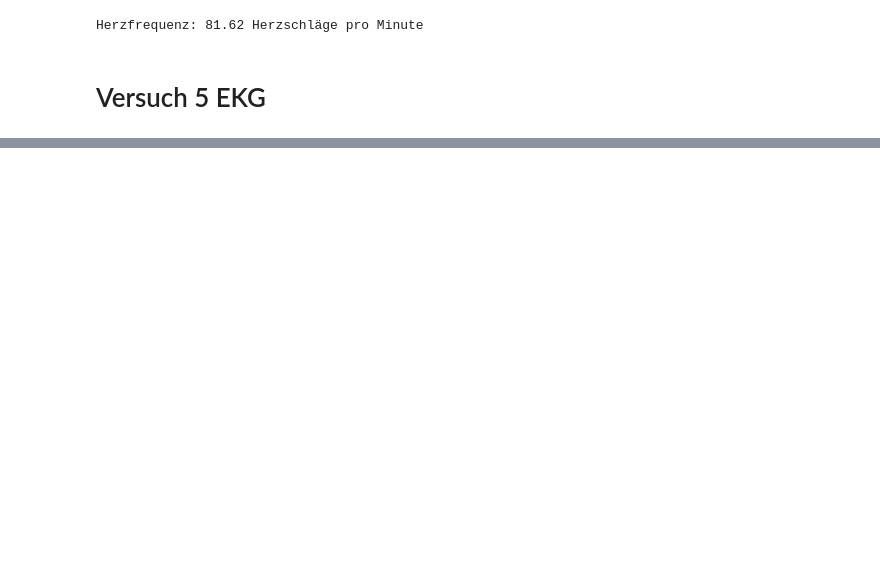
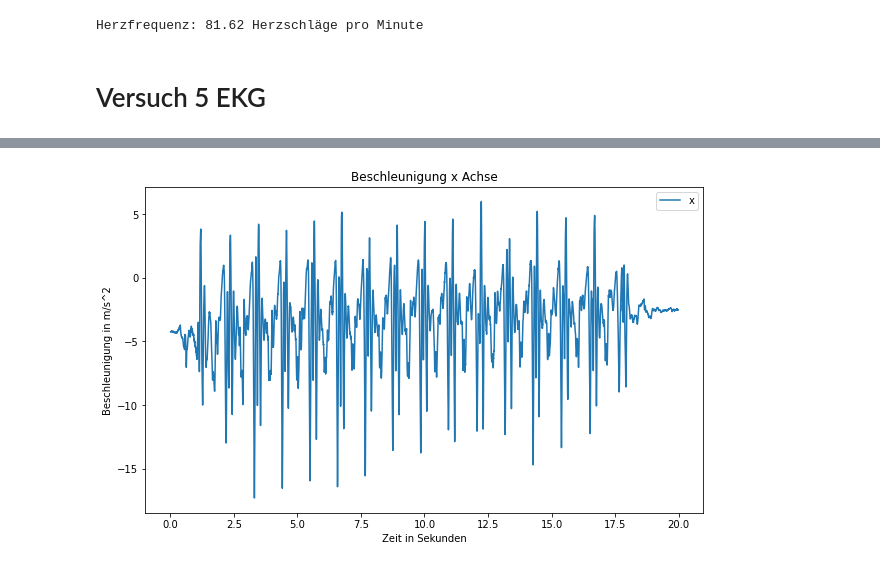
Before and after one commit to Curucma/WP-Mobile-Health-Sensing, a Jupyter notebook: Auswertung.ipynb, the cells around one changed output, grey strips where cells are left out. Saved outputs shown, nothing was run; the diff lists cells and outputs as text; code cells hidden in the pictures; blank space fills up the shorter version.

```diff
--- a/Auswertung.ipynb
+++ b/Auswertung.ipynb
@@ -555,0 +601,97 @@ Herzfrequenz: 78.00 Herzschläge pro Minute
+# %%
+data = pd.read_csv('Messung/30Schritte.csv',sep=';')
+
+column_data = data.columns
+print(column_data)
+
+# Zugriff auf die Daten pro Spalte
+time = data['Time (s)'].values
+x_values = data['Acceleration x (m/s^2)'].values
+y_values = data['Acceleration y (m/s^2)'].values
+z_values = data['Acceleration z (m/s^2)'].values
+
+plt.figure(figsize=(10,6))
+plt.plot(time,x_values, label='x')
+plt.xlabel('Zeit in Sekunden')  # X-axis label
+plt.ylabel('Beschleunigung in m/s^2')  # Y-axis label
+plt.title('Beschleunigung x Achse')  # Plot title
+plt.legend()
+plt.show()
+
+plt.figure(figsize=(10,6))
+plt.plot(time,y_values, label='y')
+plt.xlabel('Zeit in Sekunden')  # X-axis label
+plt.ylabel('Beschleunigung in m/s^2')  # Y-axis label
+plt.title('Beschleunigung y Achse')  # Plot title
+plt.legend()
+plt.show()
+
+plt.figure(figsize=(10,6))
+plt.plot(time,z_values, label='z')
+plt.xlabel('Zeit in Sekunden')  # X-axis label
+plt.ylabel('Beschleunigung in m/s^2')  # Y-axis label
+plt.title('Beschleunigung z Achse')  # Plot title
+plt.legend()
+plt.show()
+
+data = pd.read_csv('Messung/warten_gehen_warten.csv',sep=';')
+
+column_data = data.columns
+print(column_data)
+
+# Zugriff auf die Daten pro Spalte
+time = data['Time (s)'].values
+x_values = data['Acceleration x (m/s^2)'].values
+y_values = data['Acceleration y (m/s^2)'].values
+z_values = data['Acceleration z (m/s^2)'].values
+
+plt.figure(figsize=(10,6))
+plt.plot(time,x_values, label='x')
+plt.xlabel('Zeit in Sekunden')  # X-axis label
+plt.ylabel('Beschleunigung in m/s^2')  # Y-axis label
+plt.title('Beschleunigung x Achse')  # Plot title
+plt.legend()
+plt.show()
+
+plt.figure(figsize=(10,6))
+plt.plot(time,y_values, label='y')
+plt.xlabel('Zeit in Sekunden')  # X-axis label
+plt.ylabel('Beschleunigung in m/s^2')  # Y-axis label
+plt.title('Beschleunigung y Achse')  # Plot title
+plt.legend()
+plt.show()
+
+plt.figure(figsize=(10,6))
+plt.plot(time,z_values, label='z')
+plt.xlabel('Zeit in Sekunden')  # X-axis label
+plt.ylabel('Beschleunigung in m/s^2')  # Y-axis label
+plt.title('Beschleunigung z Achse')  # Plot title
+plt.legend()
+plt.show()
+
+z_smooth = pd.Series(z_values).rolling(window=100).mean()
+z_smooth = np.array(z_smooth)
+
+
+
+plt.figure(figsize=(10,6))
+plt.plot(time,z_smooth)
+plt.xlabel('Zeit in Sekunden')  # X-axis label
+plt.ylabel('Beschleunigung in m/s^2')  # Y-axis label
+plt.title('Beschleunigung z Achse geglättet')  # Plot title
+plt.show()
+
+peaks,_ = find_peaks(z_smooth, height=9, distance=100)
+
+plt.figure(figsize=(10,6))
+plt.plot(time,z_smooth, label='z_smooth')
+plt.scatter(time[peaks], z_smooth[peaks], color='red', label='Peaks')
+plt.xlabel('Zeit in Sekunden')  # X-axis label
+plt.ylabel('Beschleunigung in m/s^2')  # Y-axis label
+plt.title('Beschleunigung z Achse geglättet und Maxima')  # Plot title
+plt.legend()
+plt.show()
+
+schritte = len(peaks)
+print(f"Schritte: {schritte} Schritte")
+# %% [output]
@@ -555,0 +701 @@ Herzfrequenz: 78.00 Herzschläge pro Minute
+[figure, added]
```
Also changed, not shown: parts of 7 cells of this notebook, 2 other files.
